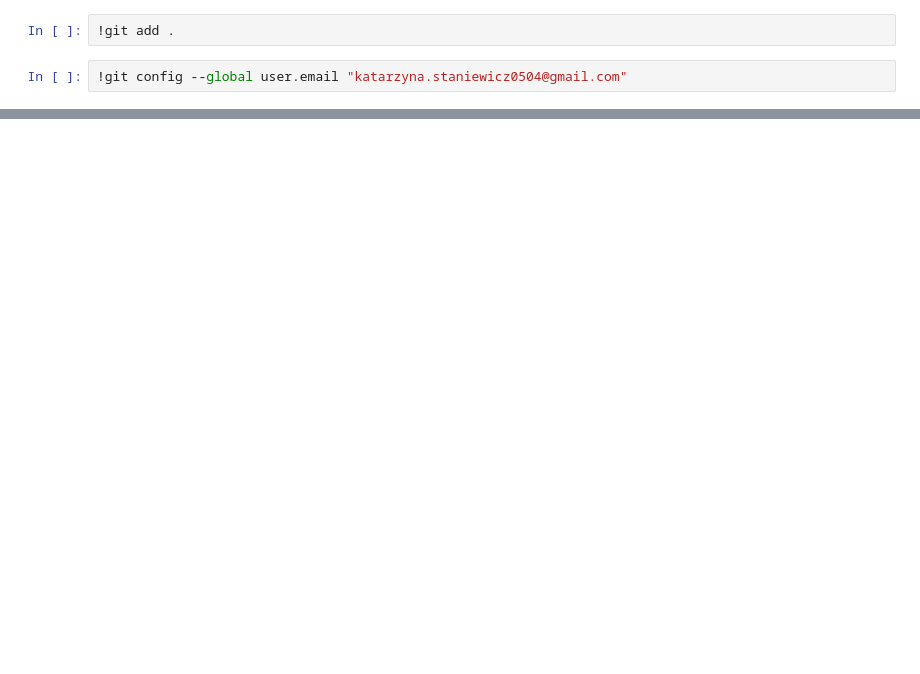
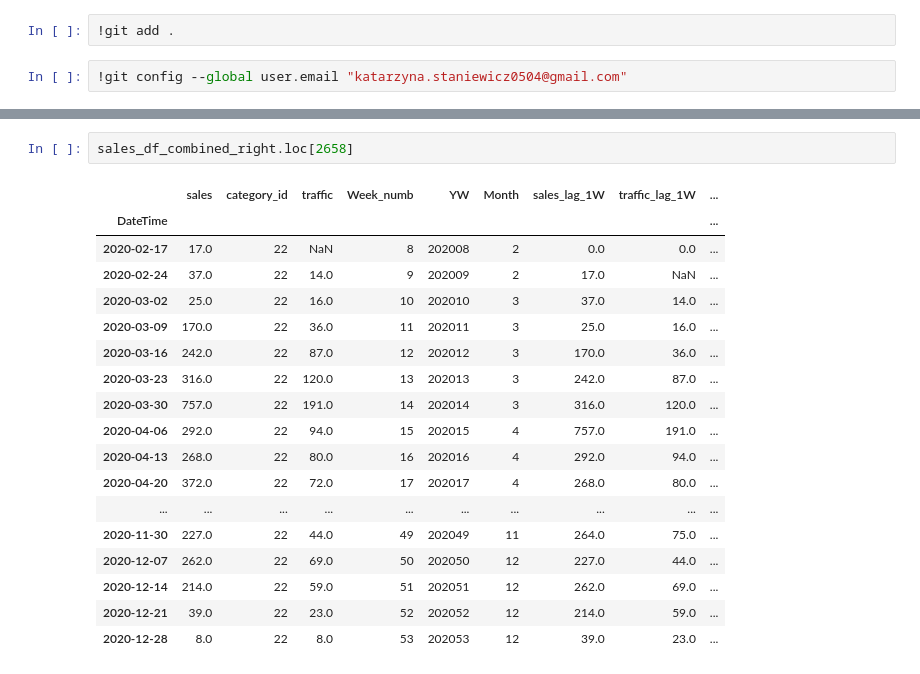
Before and after one commit to katarzynasornat/time_series_prediction, a Jupyter notebook: Master_exploration.ipynb, the cells around one changed output, grey strips where cells are left out. Saved outputs shown, nothing was run; the diff lists cells and outputs as text; blank space fills up the shorter version.

```diff
--- a/Master_exploration.ipynb
+++ b/Master_exploration.ipynb
@@ -125,0 +183,21 @@ To https://github.com/katarzynasornat/time_series_prediction
+# %%
+sales_df_combined_right.loc[2658]
+# %% [output]
+|  | sales | category_id | traffic | Week_numb | YW | Month | sales_lag_1W | traffic_lag_1W | ... |
+| DateTime |  |  |  |  |  |  |  |  | ... |
+| 2020-02-17 | 17.0 | 22 | NaN | 8 | 202008 | 2 | 0.0 | 0.0 | ... |
+| 2020-02-24 | 37.0 | 22 | 14.0 | 9 | 202009 | 2 | 17.0 | NaN | ... |
+| 2020-03-02 | 25.0 | 22 | 16.0 | 10 | 202010 | 3 | 37.0 | 14.0 | ... |
+| 2020-03-09 | 170.0 | 22 | 36.0 | 11 | 202011 | 3 | 25.0 | 16.0 | ... |
+| 2020-03-16 | 242.0 | 22 | 87.0 | 12 | 202012 | 3 | 170.0 | 36.0 | ... |
+| 2020-03-23 | 316.0 | 22 | 120.0 | 13 | 202013 | 3 | 242.0 | 87.0 | ... |
+| 2020-03-30 | 757.0 | 22 | 191.0 | 14 | 202014 | 3 | 316.0 | 120.0 | ... |
+| 2020-04-06 | 292.0 | 22 | 94.0 | 15 | 202015 | 4 | 757.0 | 191.0 | ... |
+| 2020-04-13 | 268.0 | 22 | 80.0 | 16 | 202016 | 4 | 292.0 | 94.0 | ... |
+| 2020-04-20 | 372.0 | 22 | 72.0 | 17 | 202017 | 4 | 268.0 | 80.0 | ... |
+| ... | ... | ... | ... | ... | ... | ... | ... | ... | ... |
+| 2020-11-30 | 227.0 | 22 | 44.0 | 49 | 202049 | 11 | 264.0 | 75.0 | ... |
+| 2020-12-07 | 262.0 | 22 | 69.0 | 50 | 202050 | 12 | 227.0 | 44.0 | ... |
+| 2020-12-14 | 214.0 | 22 | 59.0 | 51 | 202051 | 12 | 262.0 | 69.0 | ... |
+| 2020-12-21 | 39.0 | 22 | 23.0 | 52 | 202052 | 12 | 214.0 | 59.0 | ... |
+| 2020-12-28 | 8.0 | 22 | 8.0 | 53 | 202053 | 12 | 39.0 | 23.0 | ... |
```
Also changed, not shown: parts of 13 cells of this notebook.
